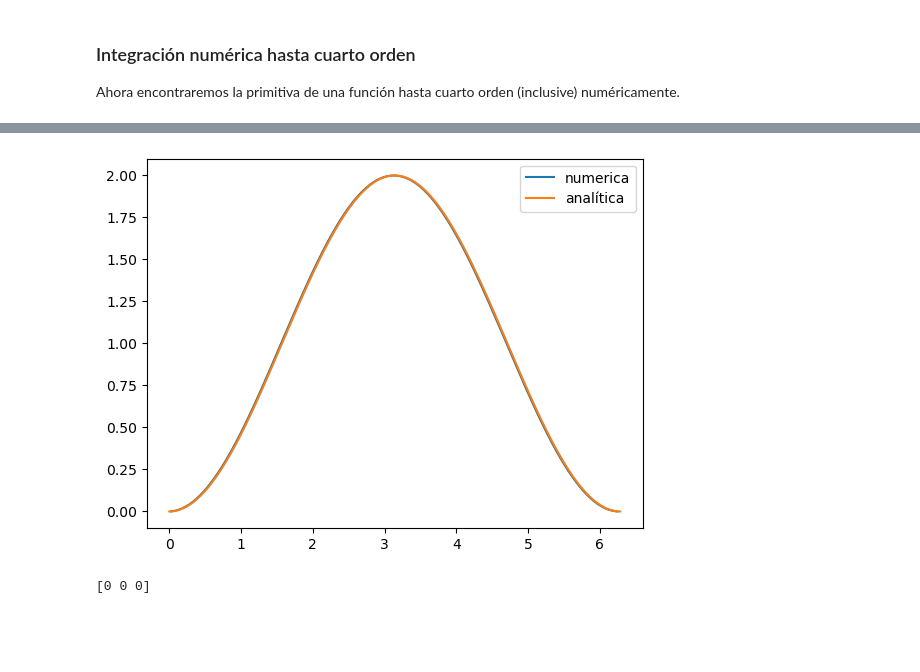
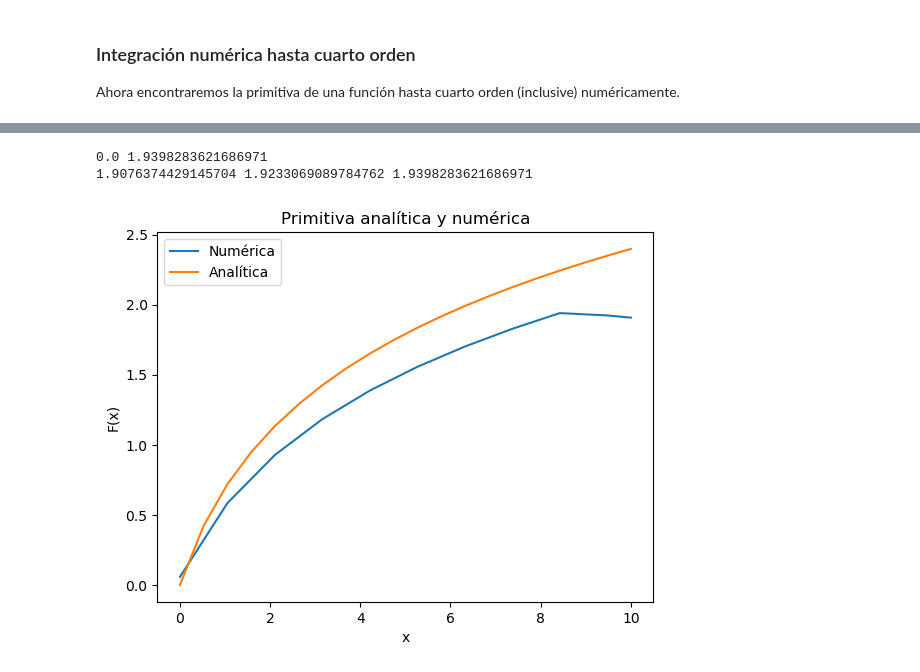
Before and after one commit to nico-qr/tareas_fisicacompu, a Jupyter notebook: Tarea 1.ipynb, the cells around one changed output, grey strips where cells are left out. Cells and saved outputs as stored; diff of their text form; code cells hidden in the pictures; blank space fills up the shorter version.

Commit message:
Se programaron los casos pares e impares del integrador. Terminar de revisar los últimos puntos

```diff
--- a/Tarea 1.ipynb
+++ b/Tarea 1.ipynb
@@ -128,33 +154,20 @@ def primitiva_v1(x, f):
 # %%
-x = linspace(0, 2*pi, 500) #Se da un dominio equiespaciado de 200 puntos entre 0 y 5
-prueba = primitiva_v1(x,sin(x)) #Se calcula la primitiva con la función anterior
-
-
-resultado = []
-dom = []
-for elem in prueba:
-    if elem != 0:
-        resultado.append(elem)
-
-
-for i in range(2,len(x)-3,2):
-    dom.append(x[i])
-
-
+x = linspace(0, 10, 20) #Se da un dominio equiespaciado de 200 puntos entre 0 y 5
+dom, prueba = primitiva(x,1/(x+1)) #Se calcula la primitiva con la función anterior
 
 
 # Graficación
-plot(dom, resultado, label = 'numerica') #Se da la primitiva numérica
-plot(x,-cos(x)+1, label = 'analítica') #Se da la primitiva analítica, que es sin(x)
+fig, ax = plt.subplots()
+ax.set(title = 'Primitiva analítica y numérica')
+ax.set(xlabel = 'x', ylabel = 'F(x)')
+plot(dom, prueba, label = 'Numérica') #Se da la primitiva numérica
+plot(x,log(x+1), label = 'Analítica') #Se da la primitiva analítica, que es sin(x)
 legend()
 show()
 
 
 #Nótese que la numérica tiene puntos en la imagen mayores a 1 y eso está mal. Parece que hay cosas sumándose de más.
 # %% [output]
+0.0 1.9398283621686971
+1.9076374429145704 1.9233069089784762 1.9398283621686971
-[figure, old version]
+[figure, new version]
-# %%
-prueba = [1,2,3]
-print(zeros_like(prueba))
-# %% [output]
-[0 0 0]
```
Also changed, not shown: parts of 3 cells of this notebook.
